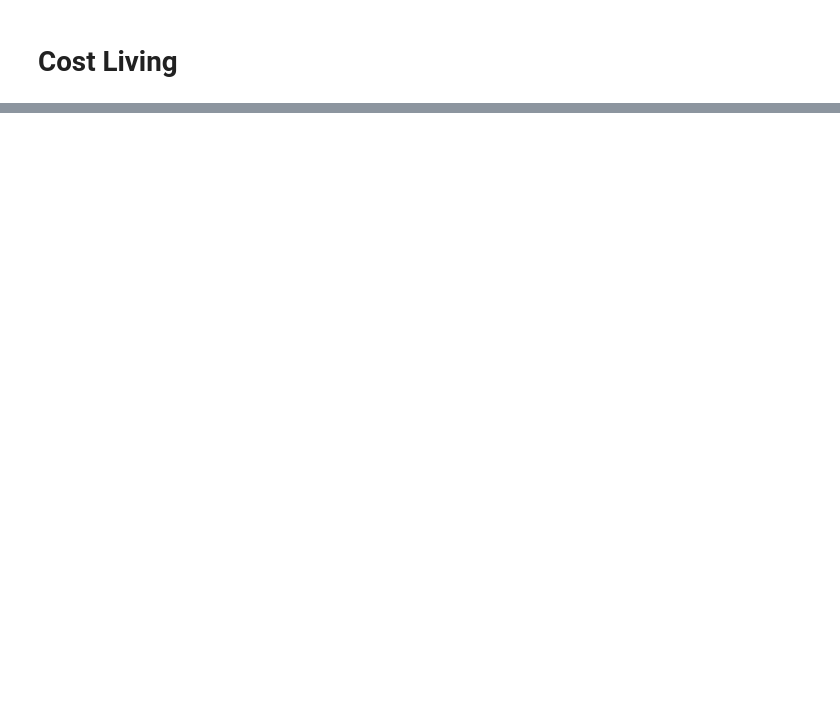
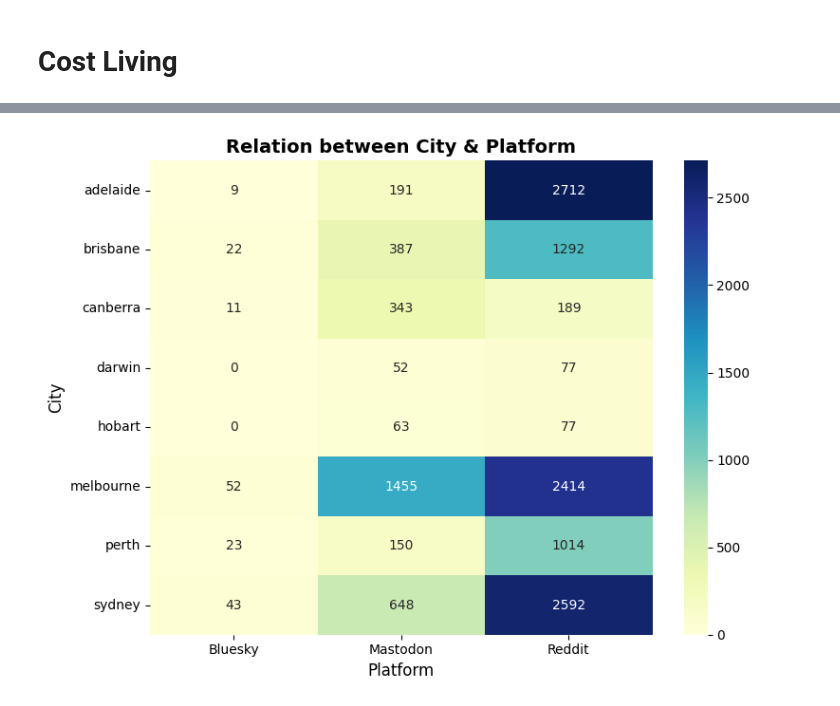
Before and after one commit to TheHQ98/social-media-analysis, a Jupyter notebook: frontend/frontend.ipynb, the cells around one changed output, grey strips where cells are left out. Saved outputs shown, nothing was run; the diff lists cells and outputs as text; code cells hidden in the pictures; blank space fills up the shorter version.

```diff
--- a/frontend/frontend.ipynb
+++ b/frontend/frontend.ipynb
@@ -248,0 +416,4 @@ key_cloud()
+# %%
+heatMap()
+# %% [output]
+[figure, added]
```
Also changed, not shown: parts of 10 cells of this notebook.
